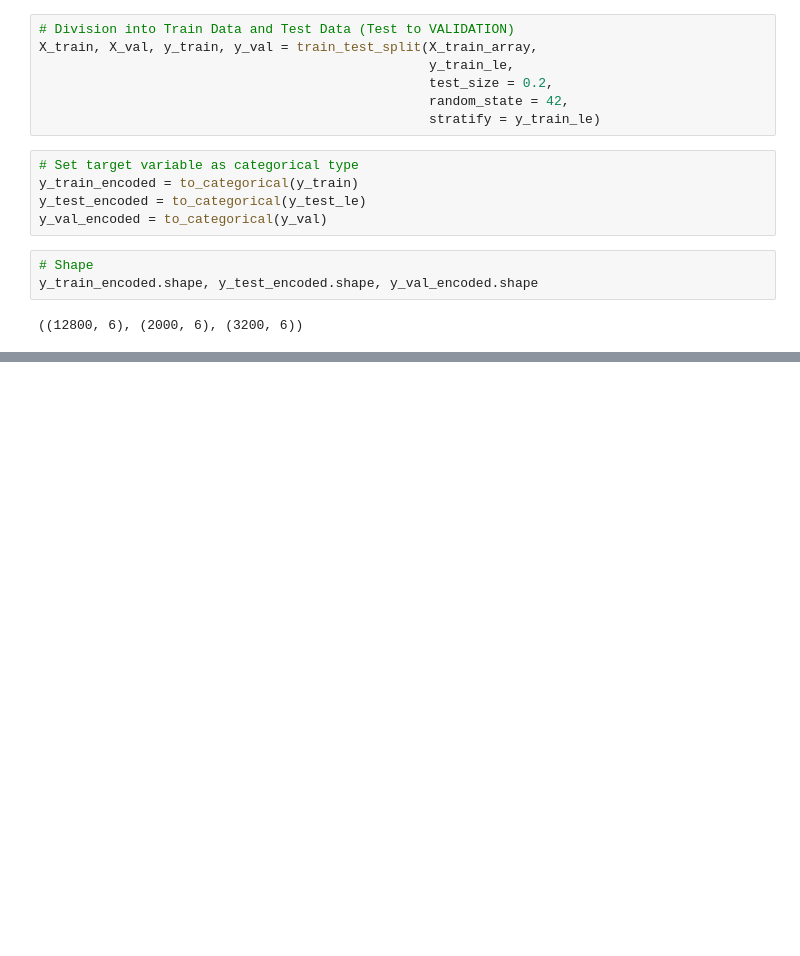
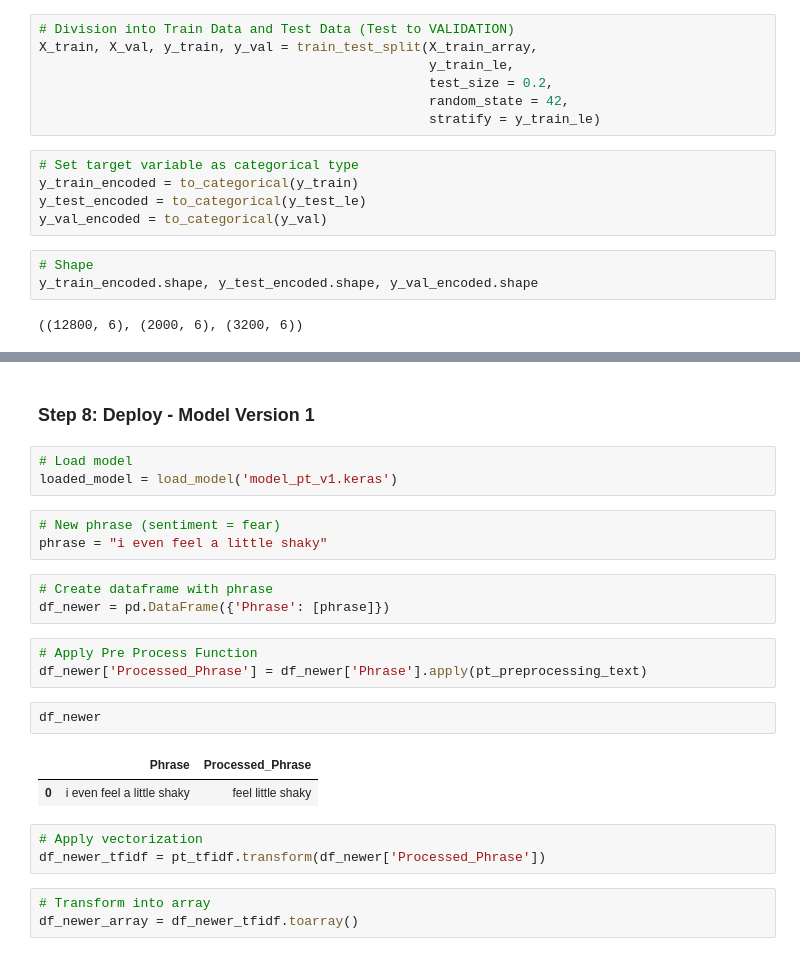
Before and after one commit to postcristiano/deep-learning-sketches, a Jupyter notebook: transformer_fine_tuning.ipynb, the cells around one changed output, grey strips where cells are left out. Drawn from its saved outputs; the diff is of its cells as text; blank space fills up the shorter version.

```diff
--- a/transformer_fine_tuning.ipynb
+++ b/transformer_fine_tuning.ipynb
@@ -234,0 +423,25 @@ y_train_encoded.shape, y_test_encoded.shape, y_val_encoded.shape
+# %% [markdown]
+### Step 8: Deploy - Model Version 1
+# %%
+# Load model
+loaded_model = load_model('model_pt_v1.keras')
+# %%
+# New phrase (sentiment = fear)
+phrase = "i even feel a little shaky"
+# %%
+# Create dataframe with phrase
+df_newer = pd.DataFrame({'Phrase': [phrase]})
+# %%
+# Apply Pre Process Function
+df_newer['Processed_Phrase'] = df_newer['Phrase'].apply(pt_preprocessing_text)
+# %%
+df_newer
+# %% [output]
+|  | Phrase | Processed_Phrase |
+| 0 | i even feel a little shaky | feel little shaky |
+# %%
+# Apply vectorization
+df_newer_tfidf = pt_tfidf.transform(df_newer['Processed_Phrase'])
+# %%
+# Transform into array
+df_newer_array = df_newer_tfidf.toarray()
```
Also changed, not shown: parts of 33 cells of this notebook.
